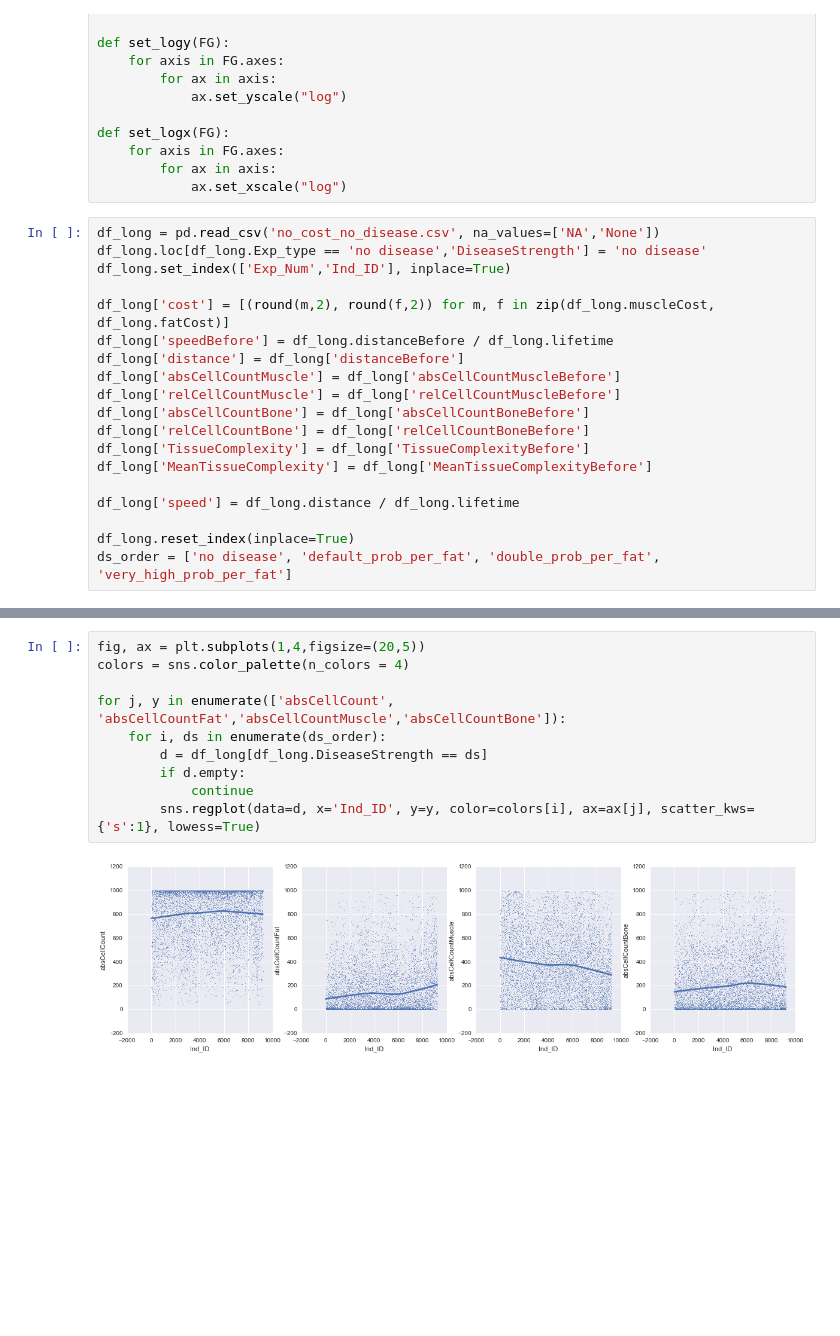
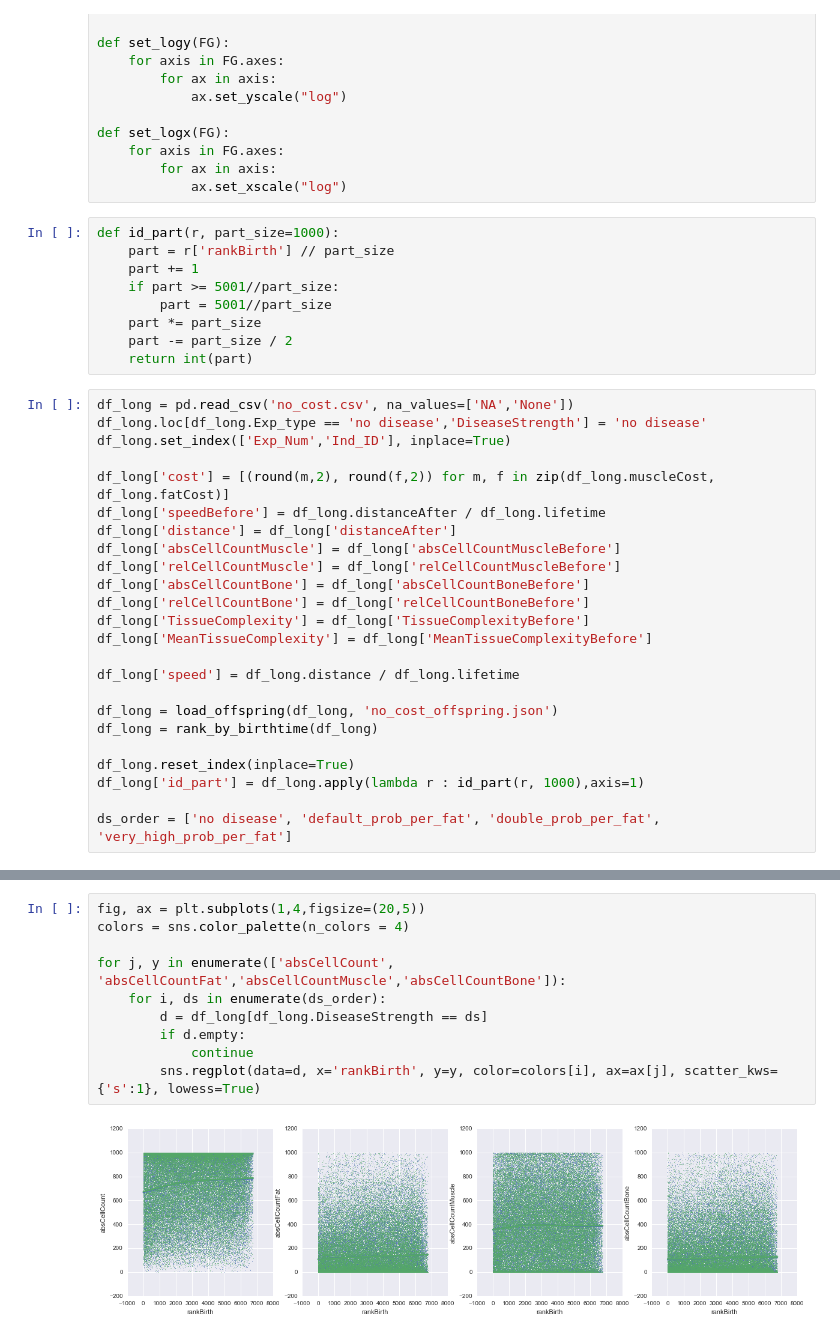
Before and after one commit to lstout/Thesis-Analysis, a Jupyter notebook: Bigger Data Analysis.ipynb, the cells around one changed output, grey strips where cells are left out. Drawn from its saved outputs; the diff is of its cells as text; blank space fills up the shorter version.

Commit message:
Data versturen

```diff
--- a/Bigger Data Analysis.ipynb
+++ b/Bigger Data Analysis.ipynb
@@ -36,14 +36,23 @@ def set_logx(FG):
     for axis in FG.axes:
         for ax in axis:
             ax.set_xscale("log")
+# %%
+def id_part(r, part_size=1000):
+    part = r['rankBirth'] // part_size
+    part += 1
+    if part >= 5001//part_size:
+        part = 5001//part_size
+    part *= part_size
+    part -= part_size / 2
+    return int(part)
 # %%
-df_long = pd.read_csv('no_cost_no_disease.csv', na_values=['NA','None'])
+df_long = pd.read_csv('no_cost.csv', na_values=['NA','None'])
 df_long.loc[df_long.Exp_type == 'no disease','DiseaseStrength'] = 'no disease'
 df_long.set_index(['Exp_Num','Ind_ID'], inplace=True)
 
 df_long['cost'] = [(round(m,2), round(f,2)) for m, f in zip(df_long.muscleCost, df_long.fatCost)]
-df_long['speedBefore'] = df_long.distanceBefore / df_long.lifetime
-df_long['distance'] = df_long['distanceBefore']
+df_long['speedBefore'] = df_long.distanceAfter / df_long.lifetime
+df_long['distance'] = df_long['distanceAfter']
 df_long['absCellCountMuscle'] = df_long['absCellCountMuscleBefore']
 df_long['relCellCountMuscle'] = df_long['relCellCountMuscleBefore']
 df_long['absCellCountBone'] = df_long['absCellCountBoneBefore']
@@ -53,5 +62,10 @@ df_long['MeanTissueComplexity'] = df_long['MeanTissueComplexityBefore']
 
 df_long['speed'] = df_long.distance / df_long.lifetime
 
+df_long = load_offspring(df_long, 'no_cost_offspring.json')
+df_long = rank_by_birthtime(df_long)
+
 df_long.reset_index(inplace=True)
+df_long['id_part'] = df_long.apply(lambda r : id_part(r, 1000),axis=1)
+
 ds_order = ['no disease', 'default_prob_per_fat', 'double_prob_per_fat', 'very_high_prob_per_fat']
@@ -74,12 +82,12 @@ sns.distplot(df_long.birthtime.dropna(), bins=25)
 # %%
 fig, ax = plt.subplots(1,4,figsize=(20,5))
 colors = sns.color_palette(n_colors = 4)
 
 for j, y in enumerate(['absCellCount', 'absCellCountFat','absCellCountMuscle','absCellCountBone']):
     for i, ds in enumerate(ds_order):
         d = df_long[df_long.DiseaseStrength == ds]
         if d.empty:
             continue
-        sns.regplot(data=d, x='Ind_ID', y=y, color=colors[i], ax=ax[j], scatter_kws={'s':1}, lowess=True)
+        sns.regplot(data=d, x='rankBirth', y=y, color=colors[i], ax=ax[j], scatter_kws={'s':1}, lowess=True)
 # %% [output]
-[figure, old version]
+[figure, new version]
```
Also changed, not shown: parts of 3 cells of this notebook, 8 other files.
